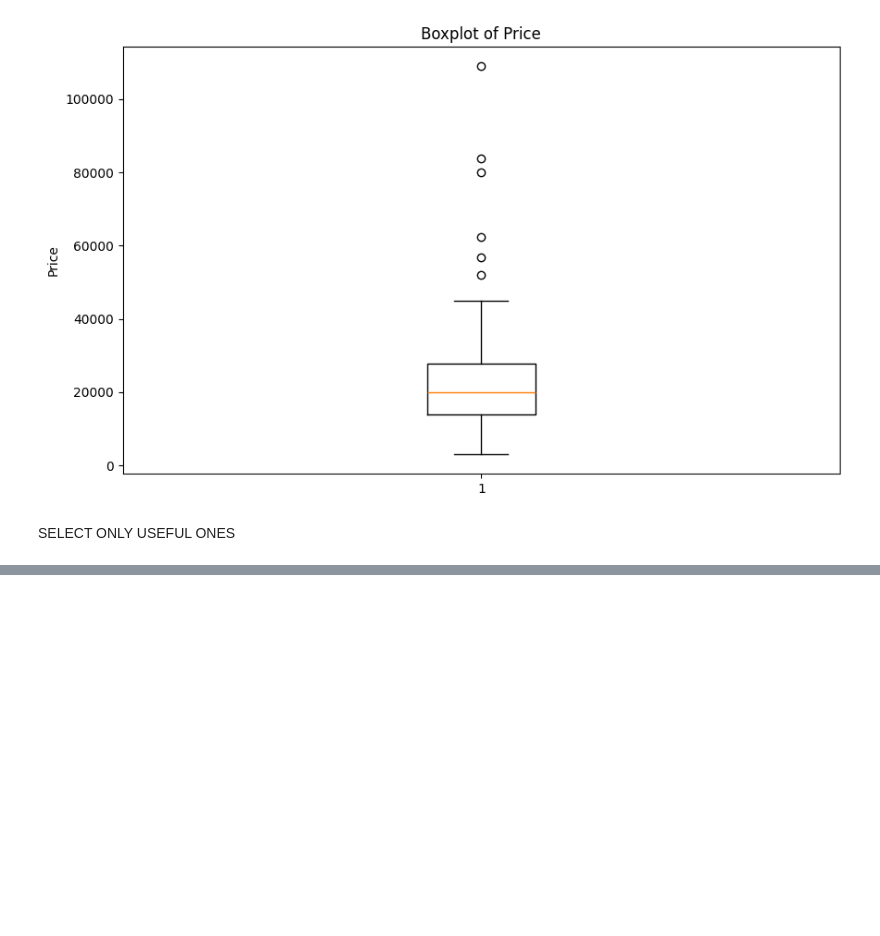
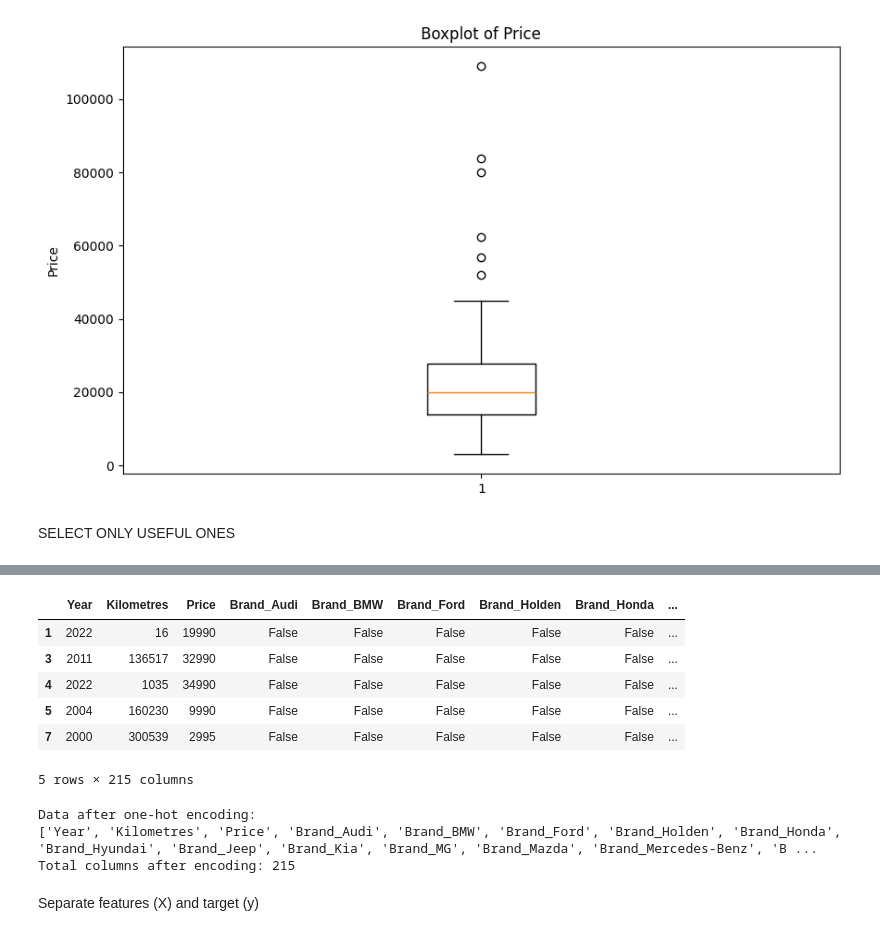
Before and after one commit to kcashmit0/Kaplan, a Jupyter notebook: main.ipynb, the cells around one changed output, grey strips where cells are left out. Saved outputs shown, nothing was run; the diff lists cells and outputs as text; code cells hidden in the pictures; blank space fills up the shorter version.

```diff
--- a/main.ipynb
+++ b/main.ipynb
@@ -105,0 +149,24 @@ df_without_removing_outliers_model = df[features + [target]].copy()
+# %%
+df_model = pd.get_dummies(df_model, columns=categorical_features, drop_first=True)
+# %%
+#
+df_model.head()
+# %% [output]
+|  | Year | Kilometres | Price | Brand_Audi | Brand_BMW | Brand_Ford | Brand_Holden | Brand_Honda | ... |
+| 1 | 2022 | 16 | 19990 | False | False | False | False | False | ... |
+| 3 | 2011 | 136517 | 32990 | False | False | False | False | False | ... |
+| 4 | 2022 | 1035 | 34990 | False | False | False | False | False | ... |
+| 5 | 2004 | 160230 | 9990 | False | False | False | False | False | ... |
+| 7 | 2000 | 300539 | 2995 | False | False | False | False | False | ... |
+5 rows × 215 columns
+# %%
+print("Data after one-hot encoding:")
+print(df_model.columns.tolist())
+
+print("Total columns after encoding:", len(df_model.columns))
+# %% [output]
+Data after one-hot encoding:
+['Year', 'Kilometres', 'Price', 'Brand_Audi', 'Brand_BMW', 'Brand_Ford', 'Brand_Holden', 'Brand_Honda', 'Brand_Hyundai', 'Brand_Jeep', 'Brand_Kia', 'Brand_MG', 'Brand_Mazda', 'Brand_Mercedes-Benz', 'B ...
+Total columns after encoding: 215
+# %% [markdown]
+ Separate features (X) and target (y)
```
Also changed, not shown: parts of 15 cells of this notebook, 1 other file.
